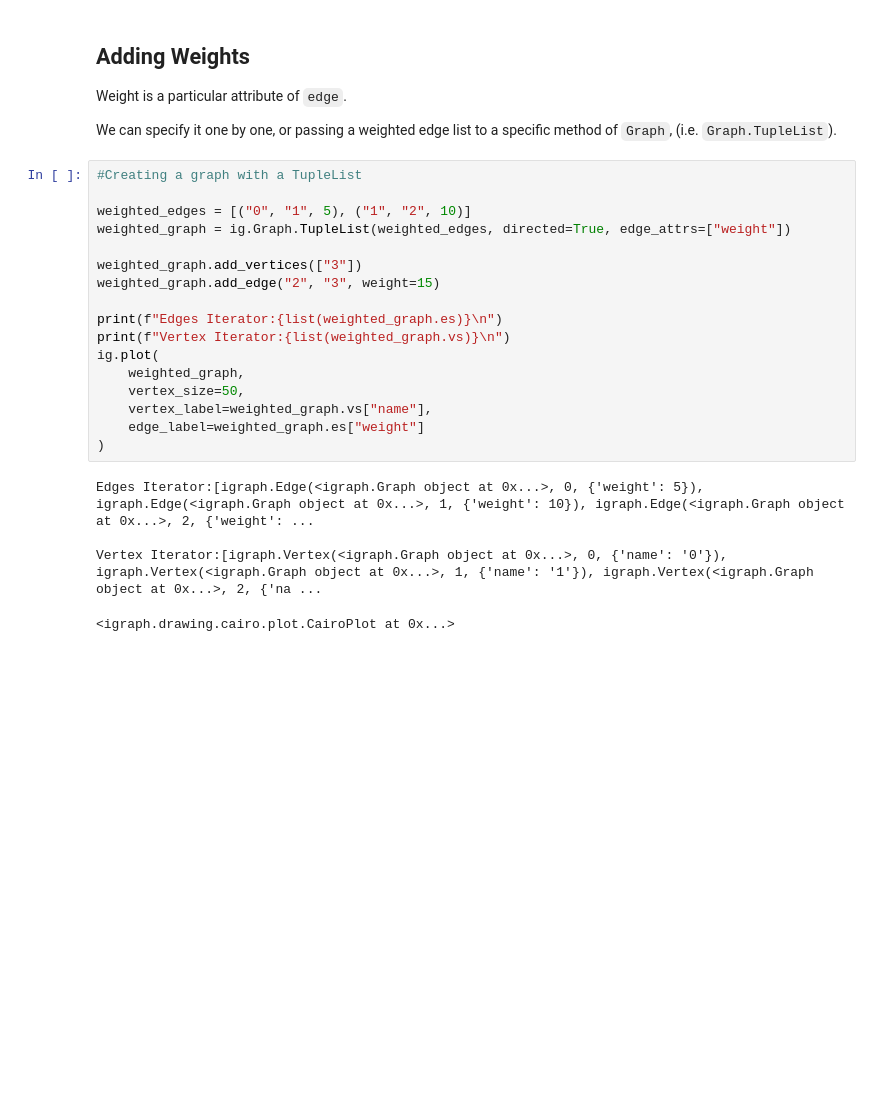
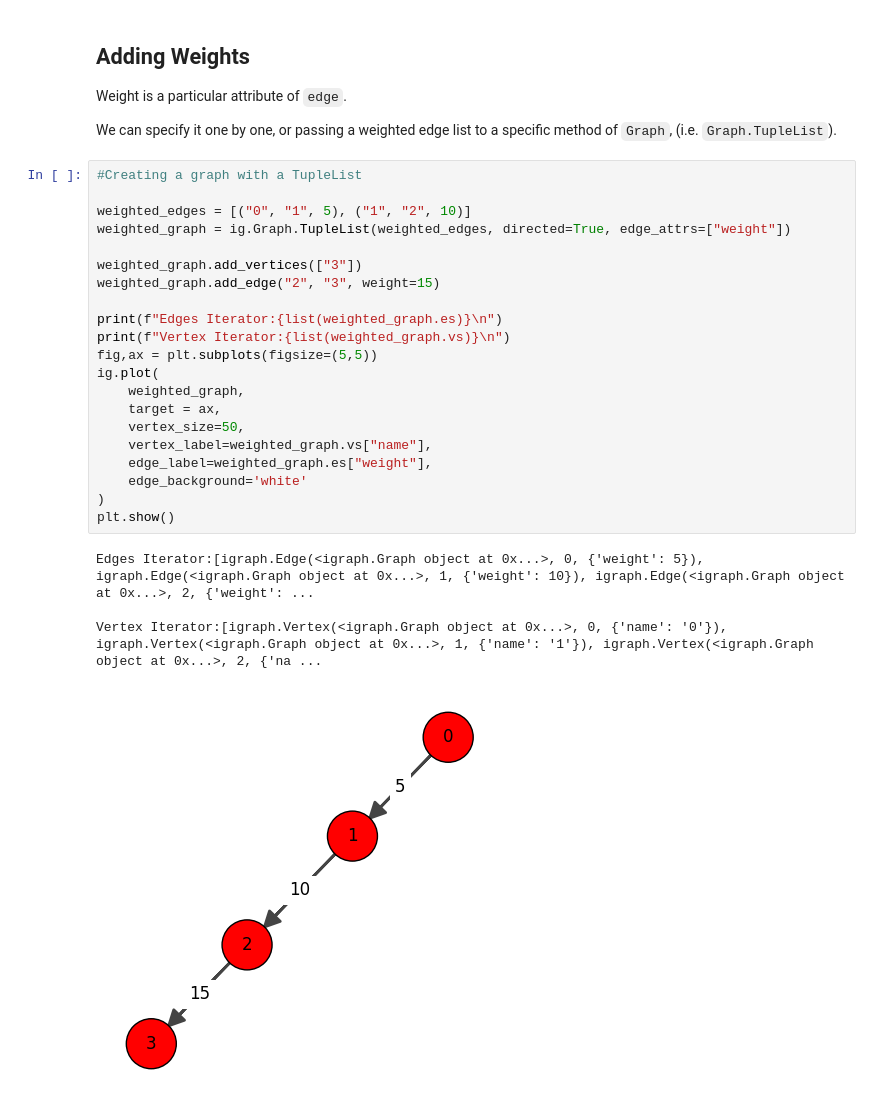
Before and after one commit to cMancio00/iGraph-examples, a Jupyter notebook: 1.Graph_Creation.ipynb, the cells around one changed output. Drawn from its saved outputs; the diff is of its cells as text; blank space fills up the shorter version.

```diff
--- a/1.Graph_Creation.ipynb
+++ b/1.Graph_Creation.ipynb
@@ -121,22 +130,26 @@ We can specify it one by one, or passing a weighted edge list to a specific meth
 # %%
 #Creating a graph with a TupleList
 
 weighted_edges = [("0", "1", 5), ("1", "2", 10)]
 weighted_graph = ig.Graph.TupleList(weighted_edges, directed=True, edge_attrs=["weight"])
 
 weighted_graph.add_vertices(["3"])
 weighted_graph.add_edge("2", "3", weight=15)
 
 print(f"Edges Iterator:{list(weighted_graph.es)}\n")
 print(f"Vertex Iterator:{list(weighted_graph.vs)}\n")
+fig,ax = plt.subplots(figsize=(5,5))
 ig.plot(
     weighted_graph,
+    target = ax,
     vertex_size=50,
     vertex_label=weighted_graph.vs["name"],
-    edge_label=weighted_graph.es["weight"]
+    edge_label=weighted_graph.es["weight"],
+    edge_background='white'
 )
+plt.show()
 # %% [output]
 Edges Iterator:[igraph.Edge(<igraph.Graph object at 0x...>, 0, {'weight': 5}), igraph.Edge(<igraph.Graph object at 0x...>, 1, {'weight': 10}), igraph.Edge(<igraph.Graph object at 0x...>, 2, {'weight': ...
 
 Vertex Iterator:[igraph.Vertex(<igraph.Graph object at 0x...>, 0, {'name': '0'}), igraph.Vertex(<igraph.Graph object at 0x...>, 1, {'name': '1'}), igraph.Vertex(<igraph.Graph object at 0x...>, 2, {'na ...
-<igraph.drawing.cairo.plot.CairoPlot at 0x...>
+[figure, added]
```
Also changed, not shown: parts of 4 cells of this notebook.
